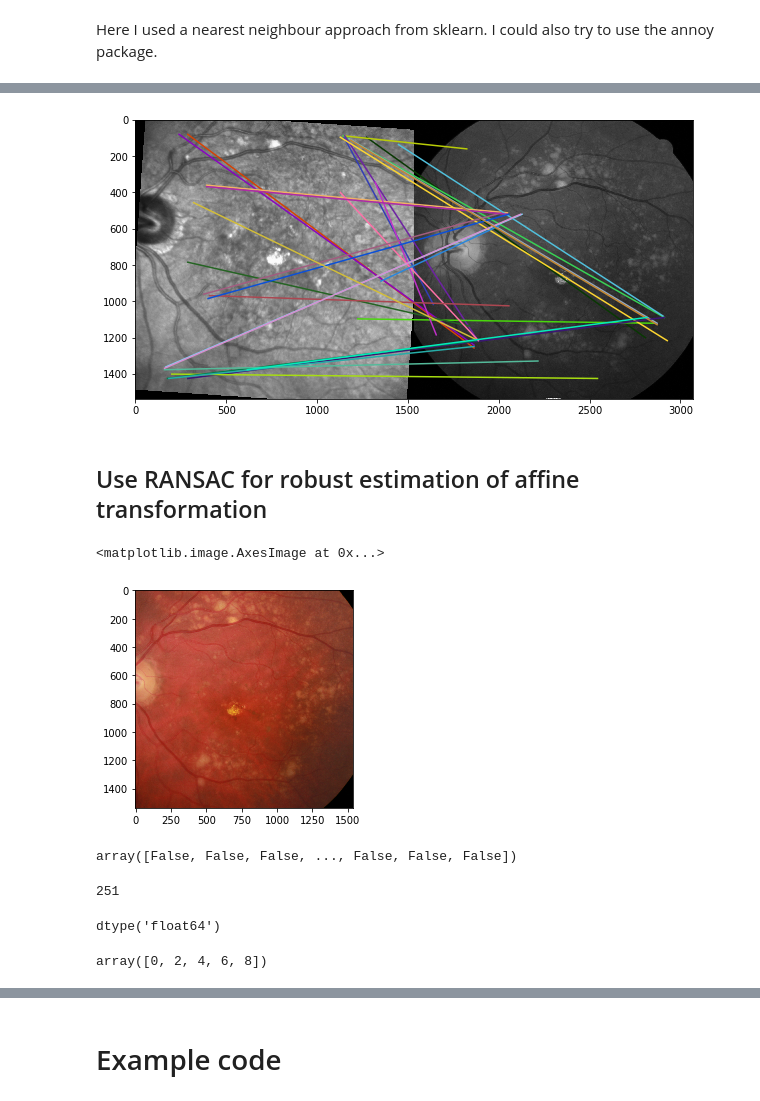
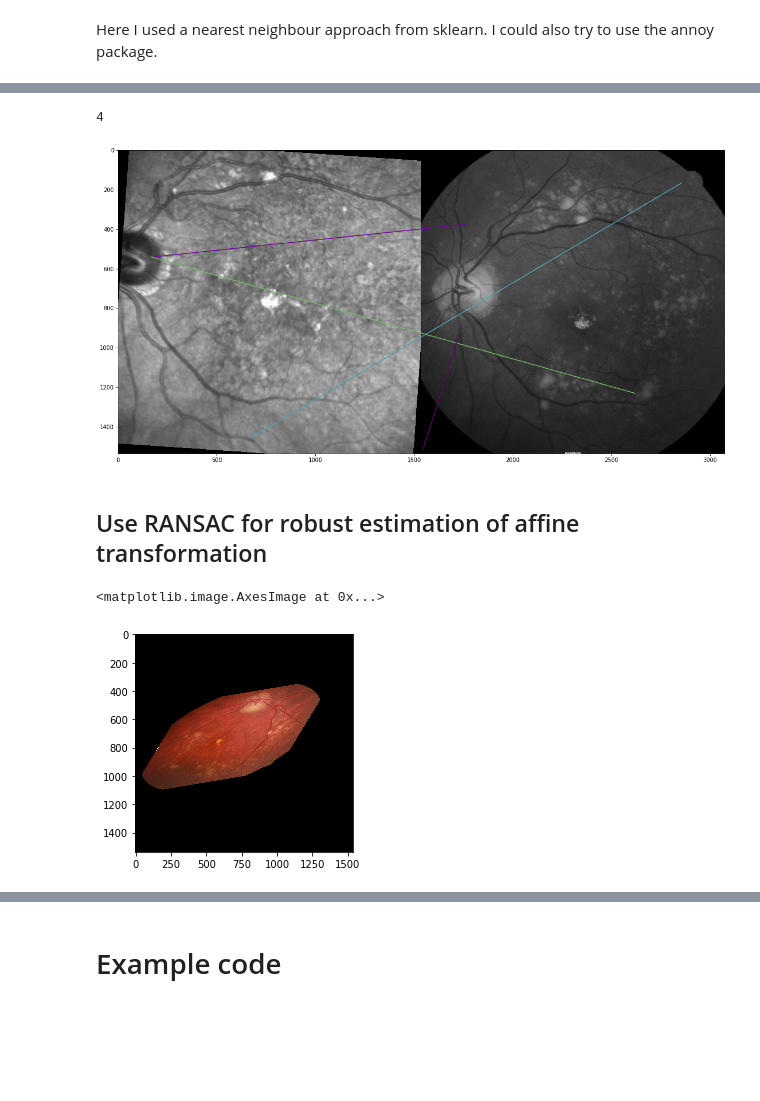
Before and after one commit to MedVisBonn/eyepy, a Jupyter notebook: notebooks/NIR_CFP_registration.ipynb, the cells around one changed output, grey strips where cells are left out. Saved outputs shown, nothing was run; the diff lists cells and outputs as text; code cells hidden in the pictures; blank space fills up the shorter version.

```diff
--- a/notebooks/NIR_CFP_registration.ipynb
+++ b/notebooks/NIR_CFP_registration.ipynb
@@ -68,0 +48,10 @@ plt.show()
+# %%
+nir_pc = imageio.imread("/home/morelle/Projects/octave/nir_pc.tiff")
+cfp_pc = imageio.imread("/home/morelle/Projects/octave/cfp_pc.tiff")
+
+nir_pc = (nir_pc/nir_pc.max() * np.pi) -np.pi/2
+cfp_pc = (cfp_pc/cfp_pc.max() * np.pi) -np.pi/2
+
+fig, (ax1, ax2) = plt.subplots(1,2,figsize=(10,20))
+ax1.imshow(nir_pc, cmap="gray")
+ax2.imshow(cfp_pc, cmap="gray")
@@ -296,12 +318,12 @@ plt.show()
 # %% [markdown]
 ## Apply HOG on Data
 # %%
-M=16
-N=8
+M=12
+N=3
 
-fd_nir, nir_hog = hog(nir_vessels, orientations=12, pixels_per_cell=(N, N),
+fd_nir, nir_hog = hog(nir_pc, orientations=12, pixels_per_cell=(N, N),
                     cells_per_block=(M, M), visualize=True, multichannel=False, feature_vector=False)
 
 
-fd_cfp, cfp_hog = hog(cfp_vessels, orientations=12, pixels_per_cell=(N, N),
+fd_cfp, cfp_hog = hog(cfp_pc, orientations=12, pixels_per_cell=(N, N),
                     cells_per_block=(M, M), visualize=True, multichannel=False, feature_vector=False)
@@ -375,3 +495,7 @@ def mutual_ann_match(src_features, dest_features):
+# %%
+inliers.sum()
+# %% [output]
+4
 # %%
 new_shape_nir = (np.prod(fd_nir.shape[:2]), np.prod(fd_nir.shape[2:]))
 new_shape_cfp = (np.prod(fd_cfp.shape[:2]), np.prod(fd_cfp.shape[2:]))
@@ -386,41 +509,29 @@ src_2D = src_2D*N+(N*M/2)
 # %%
-fig, ax = plt.subplots(1,1, figsize=(10,20))
+fig, ax = plt.subplots(1,1, figsize=(20,10))
 plot_matches(ax, nir_img, cfp_img[..., 1], dest_2D, src_2D, matches[inliers][:30], only_matches=True)
 # %% [output]
-[figure, old version]
+[figure, new version]
 # %% [markdown]
 ## Use RANSAC for robust estimation of affine transformation
 # %%
 import numpy as np
 from matplotlib import pyplot as plt
 
 from skimage import data
 from skimage.util import img_as_float
 from skimage.feature import (corner_harris, corner_subpix, corner_peaks,
                              plot_matches)
 from skimage.transform import warp, AffineTransform
 from skimage.exposure import rescale_intensity
 from skimage.color import rgb2gray
 from skimage.measure import ransac
 
 model_robust, inliers = ransac((src_2D[matches[:, 0]], dest_2D[matches[:, 1]]), AffineTransform, min_samples=3,
-                               residual_threshold=15, max_trials=1000)
+                               residual_threshold=2, max_trials=10000)
 outliers = inliers == False
 
 transformed_cfp = warp(cfp_img, model_robust.inverse, )#output_shape=nir_img.shape)
 plt.imshow((gray2rgb(transformed_cfp*255).astype(int)))
 # %% [output]
 <matplotlib.image.AxesImage at 0x...>
-[figure, old version]
+[figure, new version]
-# %%
-inliers
-# %% [output]
-array([False, False, False, ..., False, False, False])
-# %%
-nir_img.max()
-# %% [output]
-251
-# %%
-transformed_cfp.dtype
-# %% [output]
-dtype('float64')
@@ -477,4 +537,0 @@ def plot_registration_comparison(img1, img2, square_size=200, figsize=(10,10)):
-# %%
-plt.i
-# %% [output]
-array([0, 2, 4, 6, 8])
```
Also changed, not shown: parts of 33 cells of this notebook, 1 other file.
